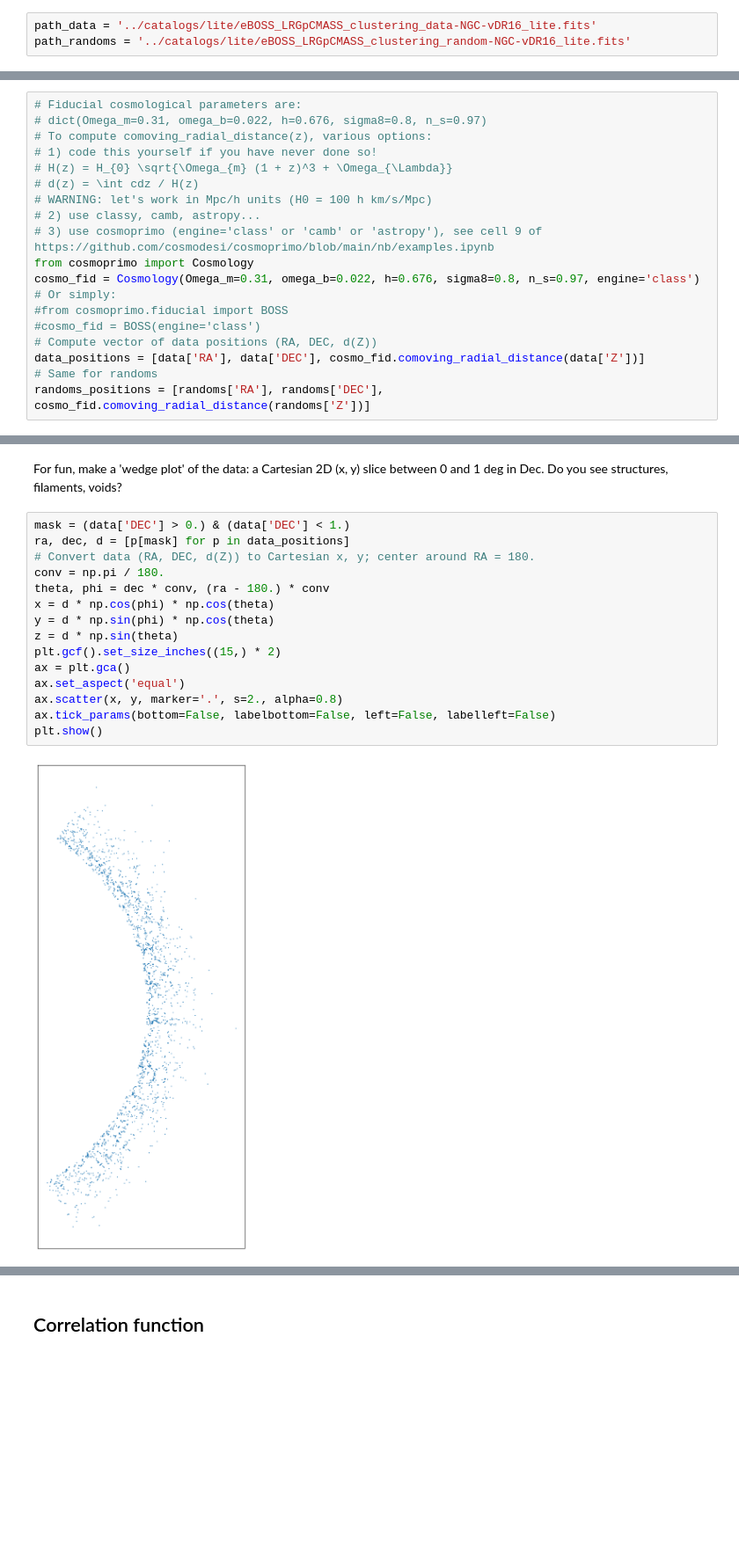
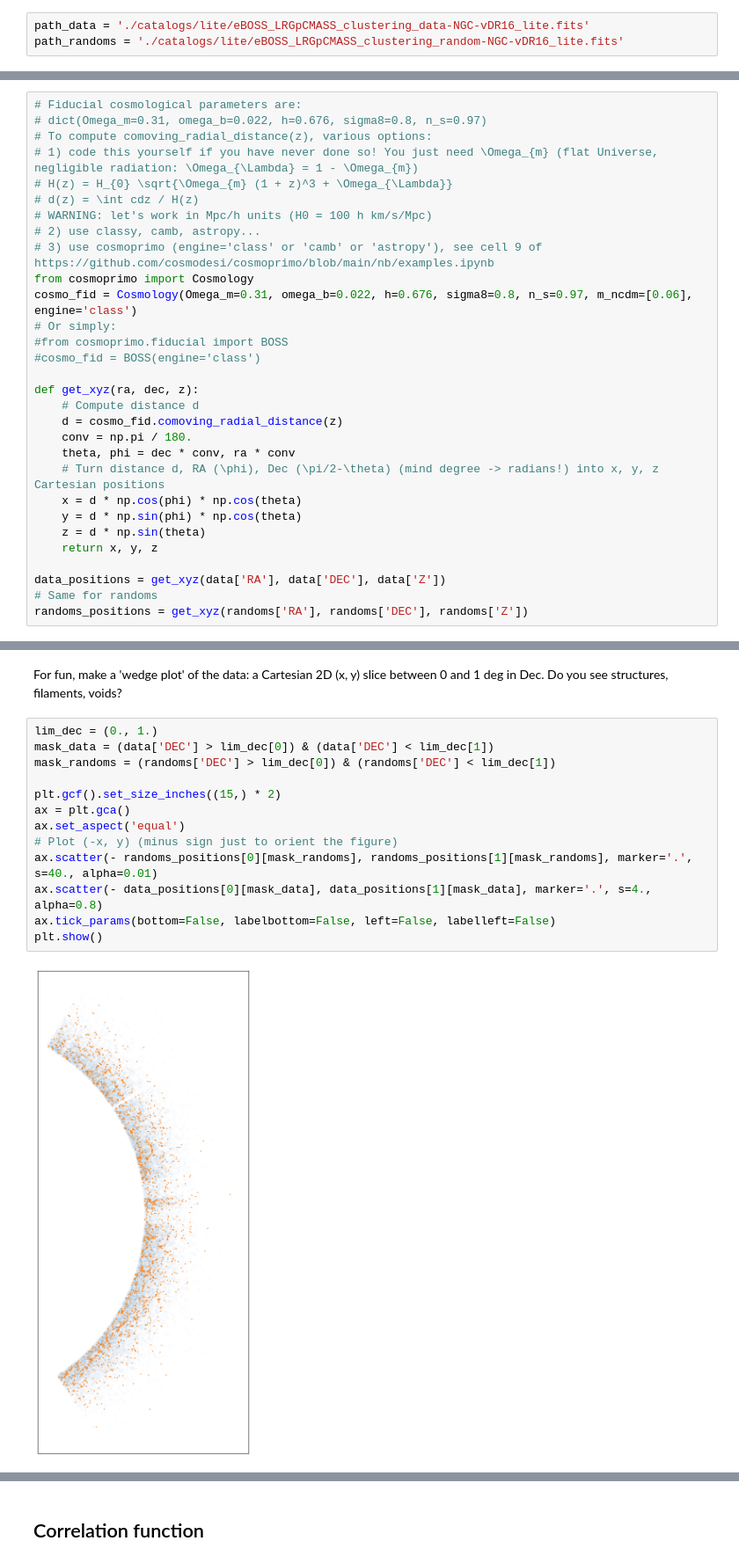
Before and after one commit to julianbautista/TD_clustering_EcoleRC, a Jupyter notebook: answers/eBOSS_LRGpCMASS.ipynb, the cells around one changed output, grey strips where cells are left out. Shown at 88% size. Saved outputs shown, nothing was run; the diff lists cells and outputs as text; blank space fills up the shorter version.

```diff
--- a/answers/eBOSS_LRGpCMASS.ipynb
+++ b/answers/eBOSS_LRGpCMASS.ipynb
@@ -30,6 +55,6 @@ Download eBOSS LRGpCMASS catalogs here: https://drive.google.com/drive/folders/1
 # %%
-path_data = '../catalogs/lite/eBOSS_LRGpCMASS_clustering_data-NGC-vDR16_lite.fits'
-path_randoms = '../catalogs/lite/eBOSS_LRGpCMASS_clustering_random-NGC-vDR16_lite.fits'
+path_data = './catalogs/lite/eBOSS_LRGpCMASS_clustering_data-NGC-vDR16_lite.fits'
+path_randoms = './catalogs/lite/eBOSS_LRGpCMASS_clustering_random-NGC-vDR16_lite.fits'
 # %%
 import numpy as np
 
@@ -65,40 +105,49 @@ $\Omega_{m} = 0.31$, $\omega_{b} = 0.022$, $h = 0.676$, $\sigma_{8} = 0.8$, $n_{
 # Fiducial cosmological parameters are:
 # dict(Omega_m=0.31, omega_b=0.022, h=0.676, sigma8=0.8, n_s=0.97)
 # To compute comoving_radial_distance(z), various options:
-# 1) code this yourself if you have never done so!
+# 1) code this yourself if you have never done so! You just need \Omega_{m} (flat Universe, negligible radiation: \Omega_{\Lambda} = 1 - \Omega_{m})
 # H(z) = H_{0} \sqrt{\Omega_{m} (1 + z)^3 + \Omega_{\Lambda}}
 # d(z) = \int cdz / H(z)
 # WARNING: let's work in Mpc/h units (H0 = 100 h km/s/Mpc)
 # 2) use classy, camb, astropy...
 # 3) use cosmoprimo (engine='class' or 'camb' or 'astropy'), see cell 9 of https://github.com/cosmodesi/cosmoprimo/blob/main/nb/examples.ipynb
 from cosmoprimo import Cosmology
-cosmo_fid = Cosmology(Omega_m=0.31, omega_b=0.022, h=0.676, sigma8=0.8, n_s=0.97, engine='class')
+cosmo_fid = Cosmology(Omega_m=0.31, omega_b=0.022, h=0.676, sigma8=0.8, n_s=0.97, m_ncdm=[0.06], engine='class')
 # Or simply:
 #from cosmoprimo.fiducial import BOSS
 #cosmo_fid = BOSS(engine='class')
-# Compute vector of data positions (RA, DEC, d(Z))
-data_positions = [data['RA'], data['DEC'], cosmo_fid.comoving_radial_distance(data['Z'])]
+
+def get_xyz(ra, dec, z):
+    # Compute distance d
+    d = cosmo_fid.comoving_radial_distance(z)
+    conv = np.pi / 180.
+    theta, phi = dec * conv, ra * conv
+    # Turn distance d, RA (\phi), Dec (\pi/2-\theta) (mind degree -> radians!) into x, y, z Cartesian positions
+    x = d * np.cos(phi) * np.cos(theta)
+    y = d * np.sin(phi) * np.cos(theta)
+    z = d * np.sin(theta)
+    return x, y, z
+
+data_positions = get_xyz(data['RA'], data['DEC'], data['Z'])
 # Same for randoms
-randoms_positions = [randoms['RA'], randoms['DEC'], cosmo_fid.comoving_radial_distance(randoms['Z'])]
+randoms_positions = get_xyz(randoms['RA'], randoms['DEC'], randoms['Z'])
 # %% [output]
 WARNING:absl:No GPU/TPU found, falling back to CPU. (Set TF_CPP_MIN_LOG_LEVEL=0 and rerun for more info.)
 # %% [markdown]
 For fun, make a 'wedge plot' of the data: a Cartesian 2D (x, y) slice between 0 and 1 deg in Dec. Do you see structures, filaments, voids?
 # %%
-mask = (data['DEC'] > 0.) & (data['DEC'] < 1.)
-ra, dec, d = [p[mask] for p in data_positions]
-# Convert data (RA, DEC, d(Z)) to Cartesian x, y; center around RA = 180.
-conv = np.pi / 180.
-theta, phi = dec * conv, (ra - 180.) * conv
-x = d * np.cos(phi) * np.cos(theta)
-y = d * np.sin(phi) * np.cos(theta)
-z = d * np.sin(theta)
+lim_dec = (0., 1.)
+mask_data = (data['DEC'] > lim_dec[0]) & (data['DEC'] < lim_dec[1])
+mask_randoms = (randoms['DEC'] > lim_dec[0]) & (randoms['DEC'] < lim_dec[1])
+
 plt.gcf().set_size_inches((15,) * 2)
 ax = plt.gca()
 ax.set_aspect('equal')
-ax.scatter(x, y, marker='.', s=2., alpha=0.8)
+# Plot (-x, y) (minus sign just to orient the figure)
+ax.scatter(- randoms_positions[0][mask_randoms], randoms_positions[1][mask_randoms], marker='.', s=40., alpha=0.01)
+ax.scatter(- data_positions[0][mask_data], data_positions[1][mask_data], marker='.', s=4., alpha=0.8)
 ax.tick_params(bottom=False, labelbottom=False, left=False, labelleft=False)
 plt.show()
 # %% [output]
-[figure, old version]
+[figure, new version]
 # %% [markdown]
```
Also changed, not shown: parts of 51 cells of this notebook, 3 other files.
